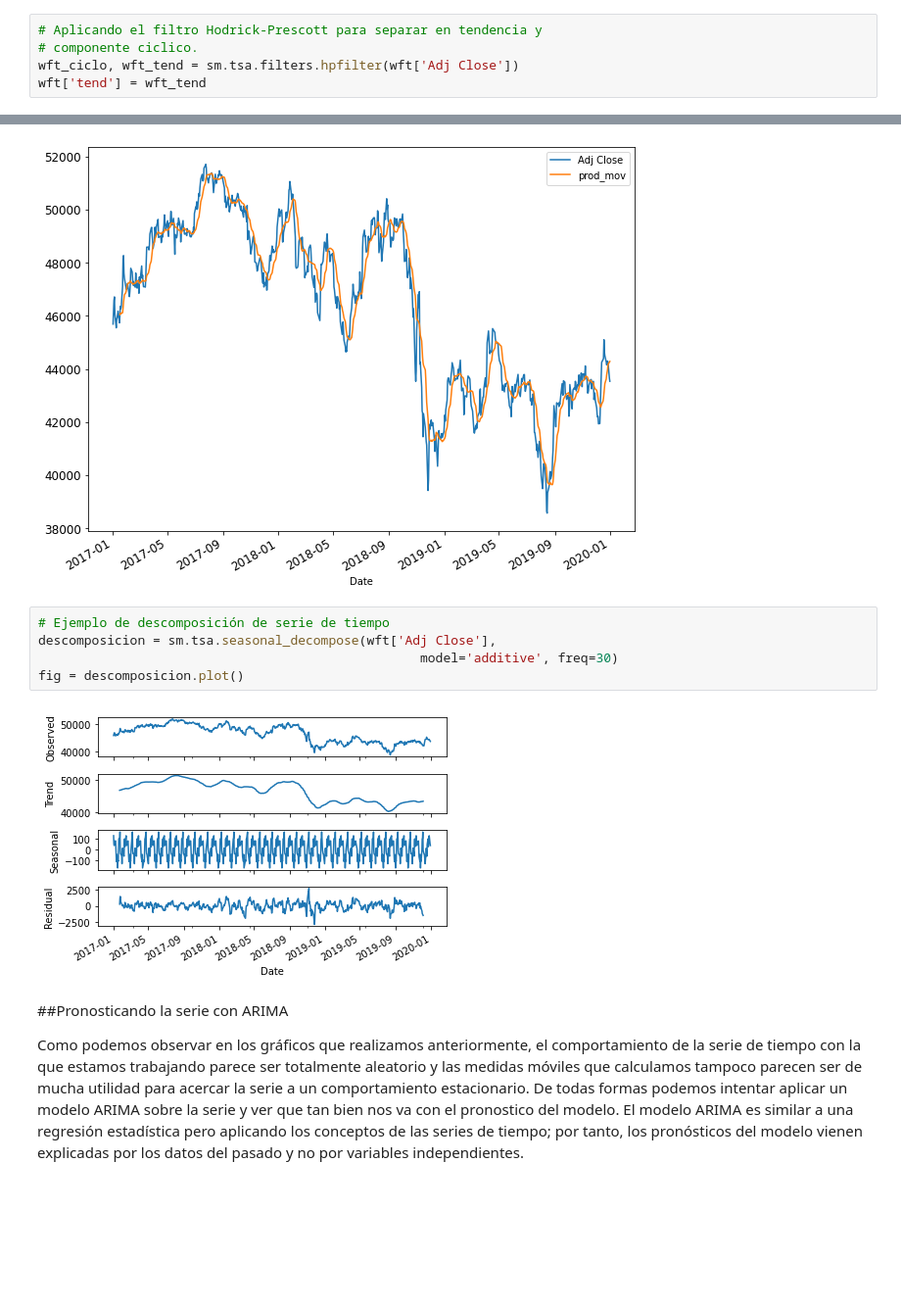
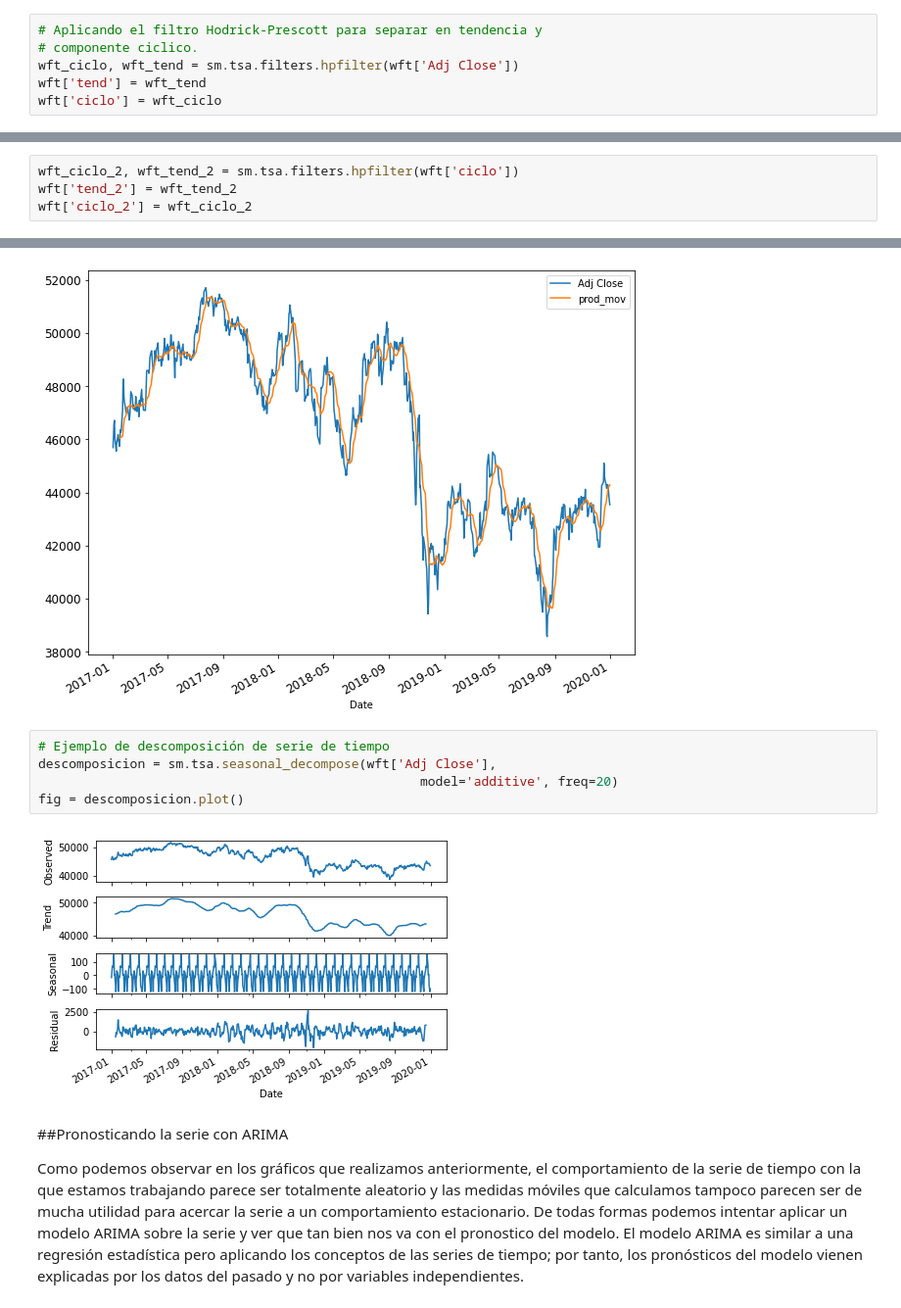
Before and after one commit to DonRoboto/Financial_Models, a Jupyter notebook: IPC_v1.ipynb, the cells around one changed output, grey strips where cells are left out. Shown: that part at 98% size. Cells and saved outputs as stored; diff of their text form; blank space fills up the shorter version.

```diff
--- a/IPC_v1.ipynb
+++ b/IPC_v1.ipynb
@@ -256,6 +260,7 @@ plot = wft['Adj Close'].plot(figsize=(10, 8))
 # componente ciclico.
 wft_ciclo, wft_tend = sm.tsa.filters.hpfilter(wft['Adj Close'])
 wft['tend'] = wft_tend
+wft['ciclo'] = wft_ciclo
 # %%
 # graficando la variacion del precio real con la tendencia.
 wft[['Adj Close', 'tend']].plot(figsize=(10, 8), fontsize=12);
@@ -270,0 +271,4 @@ plot = wft['var_diaria'].plot(figsize=(10, 8))
+# %%
+wft_ciclo_2, wft_tend_2 = sm.tsa.filters.hpfilter(wft['ciclo'])
+wft['tend_2'] = wft_tend_2
+wft['ciclo_2'] = wft_ciclo_2
@@ -292,10 +303,10 @@ plot = wft[['Adj Close', 'prod_mov']].plot(figsize=(10, 8), fontsize=12)
 # %%
 # Ejemplo de descomposición de serie de tiempo
 descomposicion = sm.tsa.seasonal_decompose(wft['Adj Close'],
-                                                  model='additive', freq=30)
+                                                  model='additive', freq=20)
 fig = descomposicion.plot()
 # %% [output]
-[figure, old version]
+[figure, new version]
 # %% [markdown]
 
 ##Pronosticando la serie con ARIMA
```
Also changed, not shown: parts of 8 cells of this notebook.
